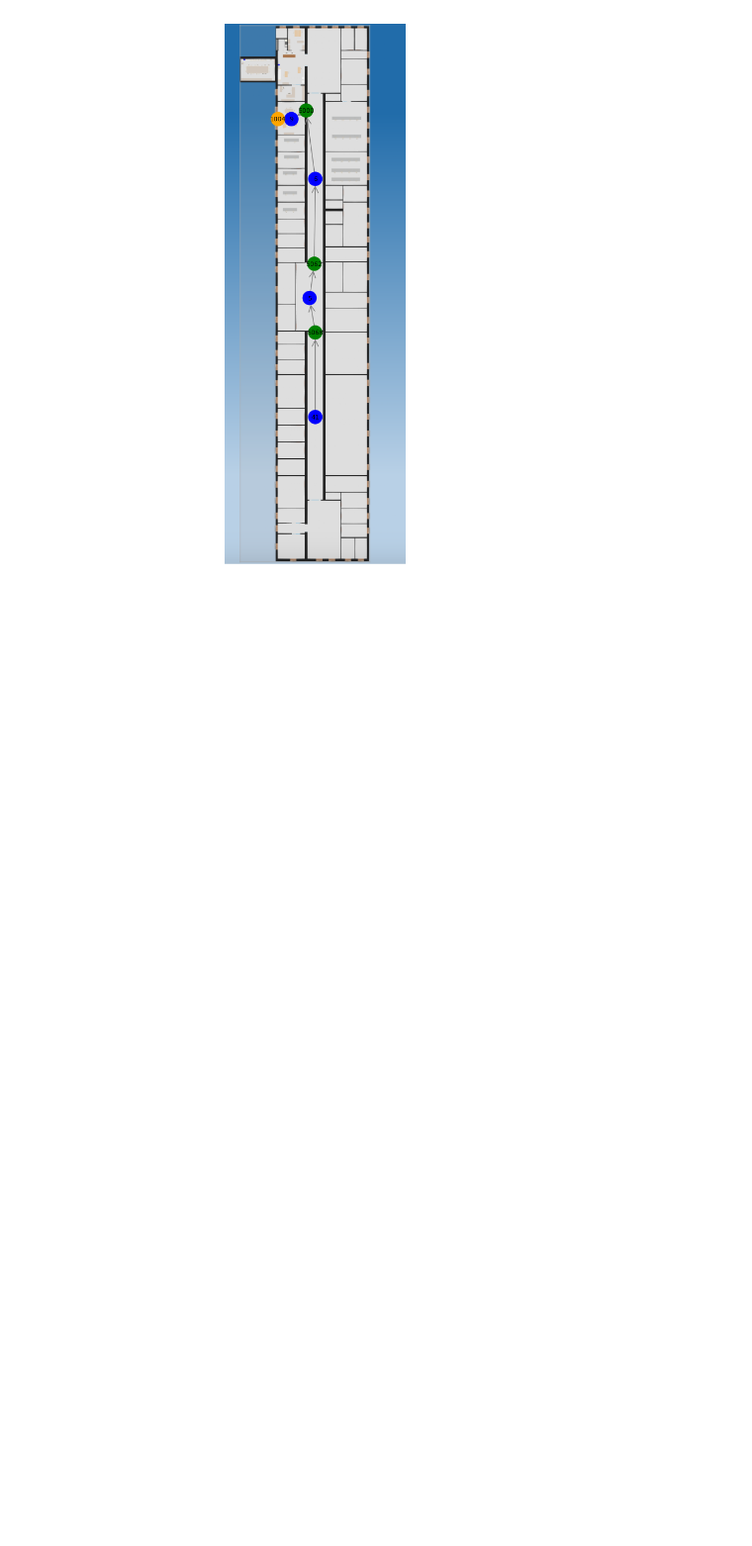
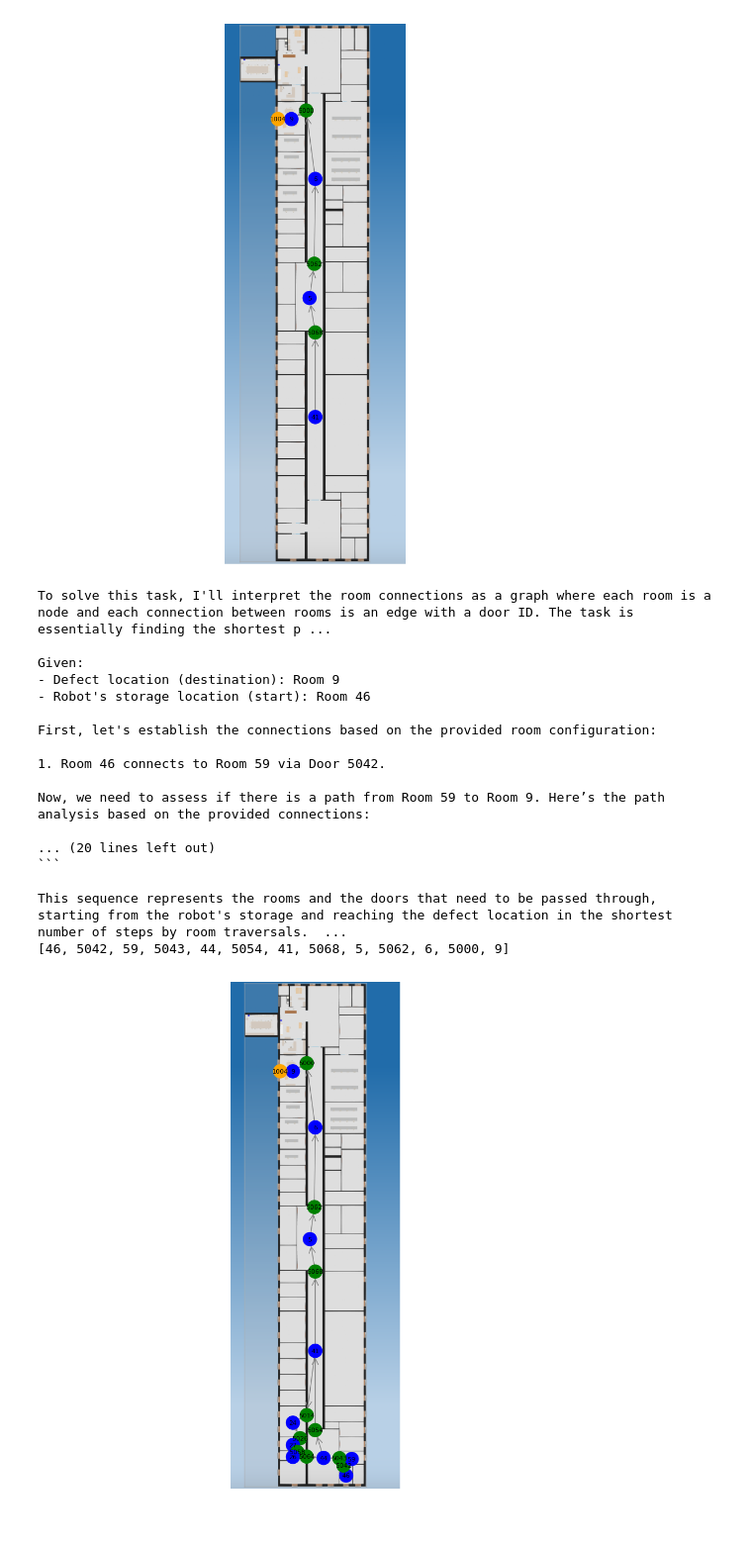
Before and after one commit to narchitect/repairPlan, a Jupyter notebook: notesbooks/t1_navigation.ipynb, the cells around one changed output. Shown: that part at 99% size. Cells and saved outputs as stored; diff of their text form; code cells hidden in the pictures; blank space fills up the shorter version.

Commit message:
a star path planner and path evaluation

````diff
--- a/notesbooks/t1_navigation.ipynb
+++ b/notesbooks/t1_navigation.ipynb
@@ -35,5 +71,30 @@ path = [41, 5068, 5, 5062, 6, 5000, 9]
 visualize_navigation(path, defect_id, scene_graph, "/Users/nayunkim/Documents/GitHub/repairPlan/data/images/top_view.png", "/Users/nayunkim/Documents/GitHub/repairPlan/data/images/t1_navigation_output.png")
 # %% [output]
 [figure]
+# %%
+path = get_navigationPath_o1(target_room, scene_graph)
+path_a_star = a_star_path_planner(scene_graph, start_room, target_room)
+print(path_a_star)
+
+visualize_navigation(path, 1004, scene_graph, "/Users/nayunkim/Documents/GitHub/repairPlan/data/images/top_view.png", "/Users/nayunkim/Documents/GitHub/repairPlan/data/images/t1_navigation_output.png")
+# %% [output]
+To solve this task, I'll interpret the room connections as a graph where each room is a node and each connection between rooms is an edge with a door ID. The task is essentially finding the shortest p ...
+
+Given:
+- Defect location (destination): Room 9
+- Robot's storage location (start): Room 46
+
+First, let's establish the connections based on the provided room configuration:
+
+1. Room 46 connects to Room 59 via Door 5042.
+
+Now, we need to assess if there is a path from Room 59 to Room 9. Here’s the path analysis based on the provided connections:
+
+... (20 lines left out)
+```
+
+This sequence represents the rooms and the doors that need to be passed through, starting from the robot's storage and reaching the defect location in the shortest number of steps by room traversals.  ...
+[46, 5042, 59, 5043, 44, 5054, 41, 5068, 5, 5062, 6, 5000, 9]
+[figure, added]
 # %%
 get_navigationPath(defect_id,scene_graph)
````
Also changed, not shown: parts of 2 cells of this notebook, 17 other files.
